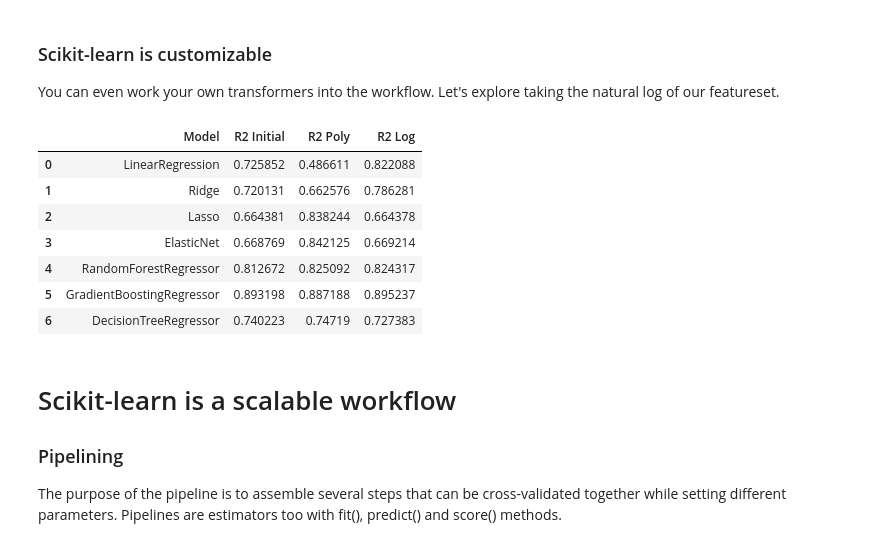
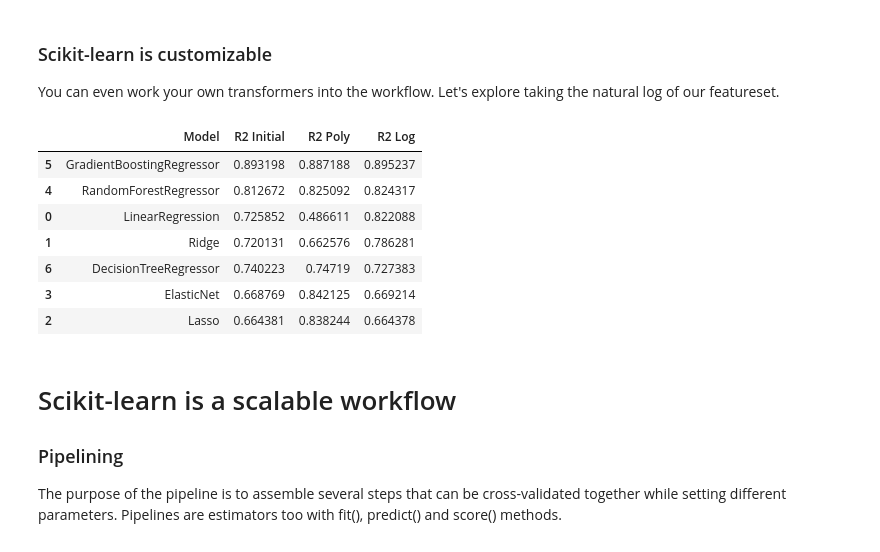
Before and after one commit to PirateGrunt/python4actuaries, a Jupyter notebook: sklearn-intro.ipynb, the cells around one changed output. Cells and saved outputs as stored; diff of their text form; code cells hidden in the pictures.

```diff
--- a/sklearn-intro.ipynb
+++ b/sklearn-intro.ipynb
@@ -99,27 +146,24 @@ BAF: In the data frame that we're printing, can we sort the models in descending
 import sklearn.ensemble as ens
 import sklearn.tree as tree
 
-max_iter = 100000
-random_state = 42
-
-linear_models = [
+model_list = [
       lm.LinearRegression()
-    , lm.Ridge(max_iter = max_iter)
-    , lm.Lasso(max_iter = max_iter)
-    , lm.ElasticNet(max_iter = max_iter)
-    , ens.RandomForestRegressor(random_state=random_state)
-    , ens.GradientBoostingRegressor(random_state=random_state)
-    , tree.DecisionTreeRegressor(random_state=random_state)
+    , lm.Ridge(max_iter = 100000)
+    , lm.Lasso(max_iter = 100000)
+    , lm.ElasticNet(max_iter = 100000)
+    , ens.RandomForestRegressor(random_state=42)
+    , ens.GradientBoostingRegressor(random_state=42)
+    , tree.DecisionTreeRegressor(random_state=42)
 ]
 
-model_names = [type(model).__name__ for model in linear_models]
+model_names = [type(model).__name__ for model in model_list]
 
-fitted_models = [model.fit(X_train, y_train) for model in linear_models]
+fitted_models = [model.fit(X_train, y_train) for model in model_list]
 
 model_r2 = [model.score(X_test,y_test) for model in fitted_models]
 
 results = pd.DataFrame([model_names, model_r2], index=['Model','R2 Initial']).T
 
-results
+results.sort_values(['R2 Initial'], ascending=False)
 # %% [output]
 |  | Model | R2 Initial |
@@ -178,27 +220,27 @@ You can even work your own transformers into the workflow.  Let's explore taking
 # %%
 from sklearn.preprocessing import FunctionTransformer
 
 transformer = FunctionTransformer(np.log1p)
 
 X_train_transform = np.append(X_train,transformer.transform(X_train), axis=1)
 X_test_transform = np.append(X_test,transformer.transform(X_test), axis=1)
 
 fitted_models = [model.fit(X_train_transform,y_train) for model in linear_models]
 
 model_r2 = [model.score(X_test_transform,y_test) for model in fitted_models]
 
 results = results.T.append(pd.Series(model_r2, name='R2 Log')).T
 
-results
+results.sort_values('R2 Log', ascending=False)
 # %% [output]
 |  | Model | R2 Initial | R2 Poly | R2 Log |
+| 5 | GradientBoostingRegressor | 0.893198 | 0.887188 | 0.895237 |
+| 4 | RandomForestRegressor | 0.812672 | 0.825092 | 0.824317 |
 | 0 | LinearRegression | 0.725852 | 0.486611 | 0.822088 |
 | 1 | Ridge | 0.720131 | 0.662576 | 0.786281 |
+| 6 | DecisionTreeRegressor | 0.740223 | 0.74719 | 0.727383 |
+| 3 | ElasticNet | 0.668769 | 0.842125 | 0.669214 |
 | 2 | Lasso | 0.664381 | 0.838244 | 0.664378 |
-| 3 | ElasticNet | 0.668769 | 0.842125 | 0.669214 |
-| 4 | RandomForestRegressor | 0.812672 | 0.825092 | 0.824317 |
-| 5 | GradientBoostingRegressor | 0.893198 | 0.887188 | 0.895237 |
-| 6 | DecisionTreeRegressor | 0.740223 | 0.74719 | 0.727383 |
 # %% [markdown]
 # Scikit-learn is a scalable workflow
 
```
Also changed, not shown: parts of 20 cells of this notebook.
